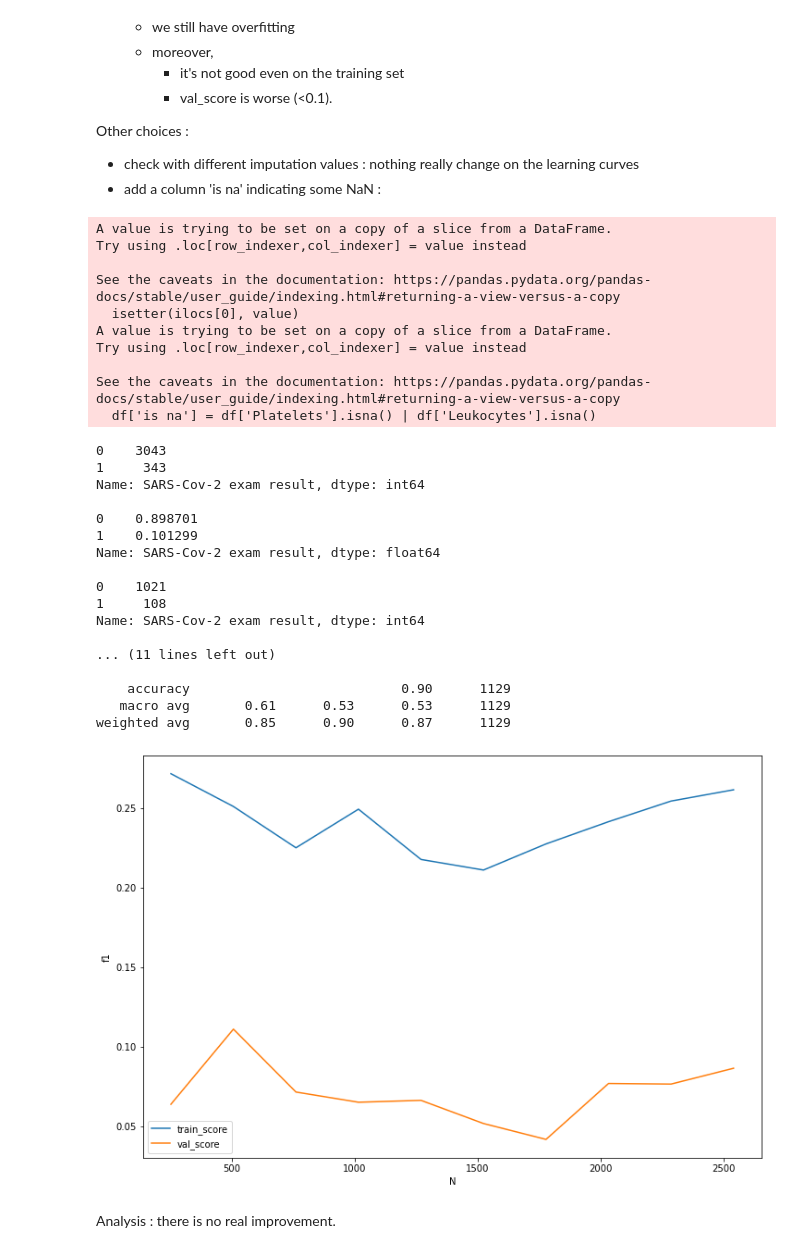
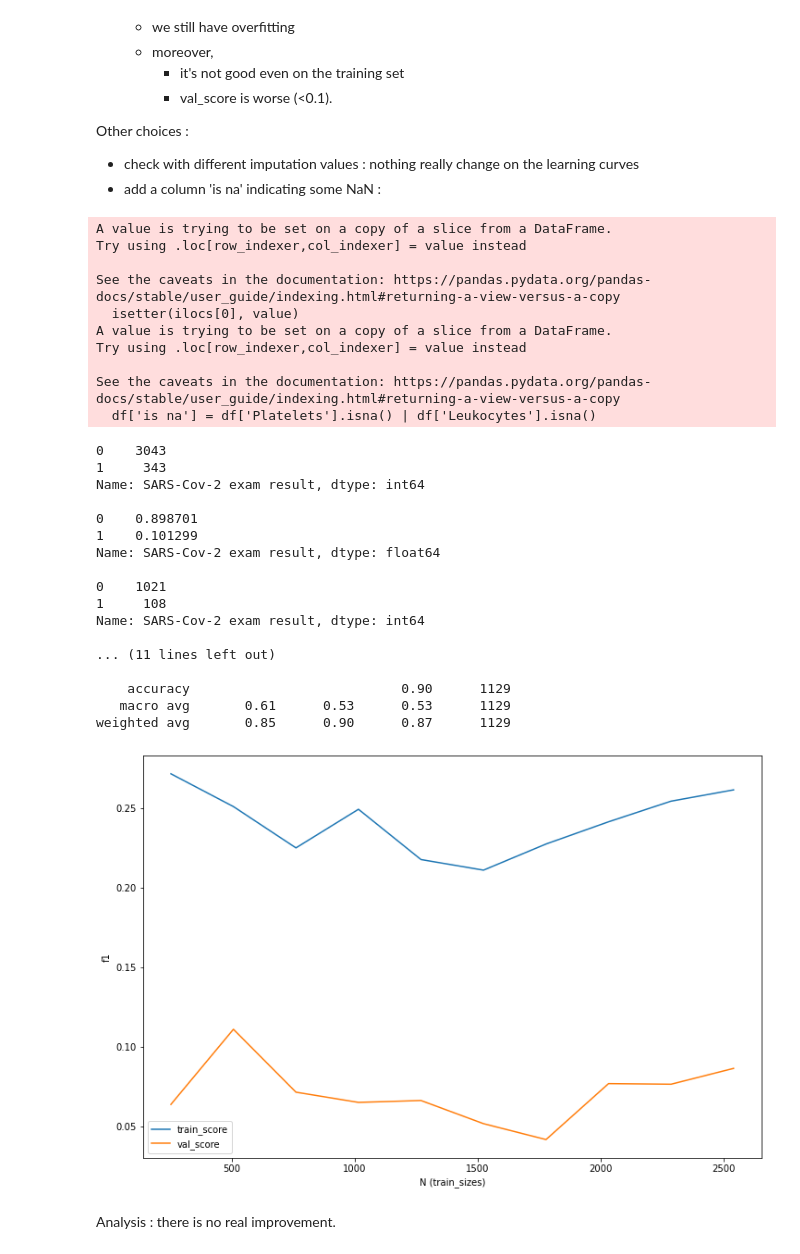
Before and after one commit to DataAndMaths/covid_or_not_covid, a Jupyter notebook: covid 1 Preprocessing and first models.ipynb, the cells around one changed output. Cells and saved outputs as stored; diff of their text form; code cells hidden in the pictures.

```diff
--- a/covid 1 Preprocessing and first models.ipynb
+++ b/covid 1 Preprocessing and first models.ipynb
@@ -196,7 +196,7 @@ def evaluation(model,X_train, y_train, X_val, y_val):
     plt.figure(figsize=(12,8))
     plt.plot(N, train_score.mean(axis=1), label='train_score')
     plt.plot(N, val_score.mean(axis=1), label='val_score')
-    plt.xlabel('N')
+    plt.xlabel('N (train_sizes)')
     plt.ylabel('f1')
     plt.legend()
 # %% [markdown]
@@ -334,36 +338,36 @@ def missing_data(df, action, value=-999):             # action : 'drop_na' or 'i
         df['is na'] = df['Platelets'].isna() | df['Leukocytes'].isna()
         return df.fillna(value)
 # %%
-attempt(model_tree, 'imputation')
+attempt(model_tree, 'create_boolean_column')
 # %% [output]
 A value is trying to be set on a copy of a slice from a DataFrame.
 Try using .loc[row_indexer,col_indexer] = value instead
 
 See the caveats in the documentation: https://pandas.pydata.org/pandas-docs/stable/user_guide/indexing.html#returning-a-view-versus-a-copy
   isetter(ilocs[0], value)
 A value is trying to be set on a copy of a slice from a DataFrame.
 Try using .loc[row_indexer,col_indexer] = value instead
 
 See the caveats in the documentation: https://pandas.pydata.org/pandas-docs/stable/user_guide/indexing.html#returning-a-view-versus-a-copy
   df['is na'] = df['Platelets'].isna() | df['Leukocytes'].isna()
 0    3043
 1     343
 Name: SARS-Cov-2 exam result, dtype: int64
 
 0    0.898701
 1    0.101299
 Name: SARS-Cov-2 exam result, dtype: float64
 
 0    1021
 1     108
 Name: SARS-Cov-2 exam result, dtype: int64
 
 ... (11 lines left out)
 
     accuracy                           0.90      1129
    macro avg       0.61      0.53      0.53      1129
 weighted avg       0.85      0.90      0.87      1129
-[figure, old version]
+[figure, new version]
 # %% [markdown]
 Analysis : there is no real improvement.
 # %%
```
Also changed, not shown: parts of 39 cells of this notebook.
